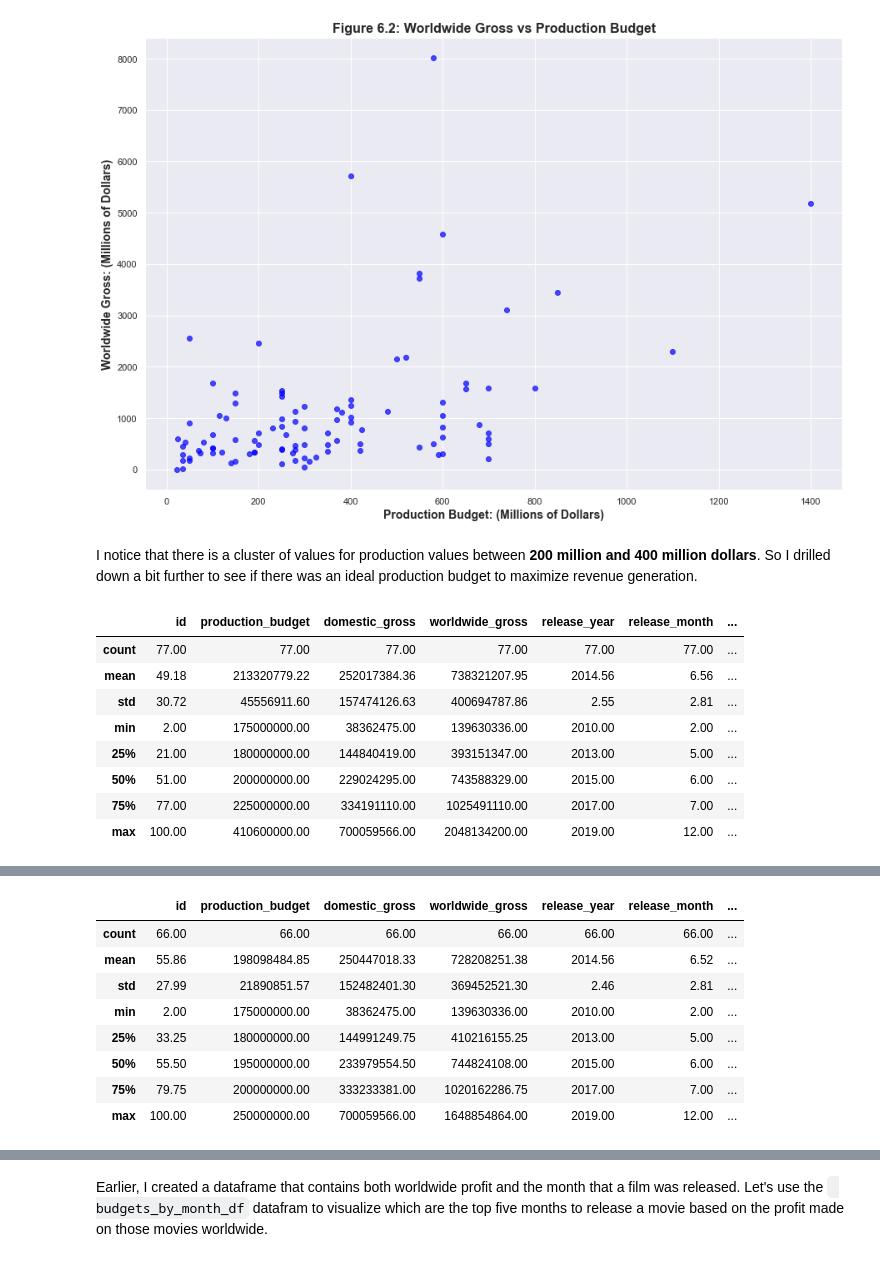
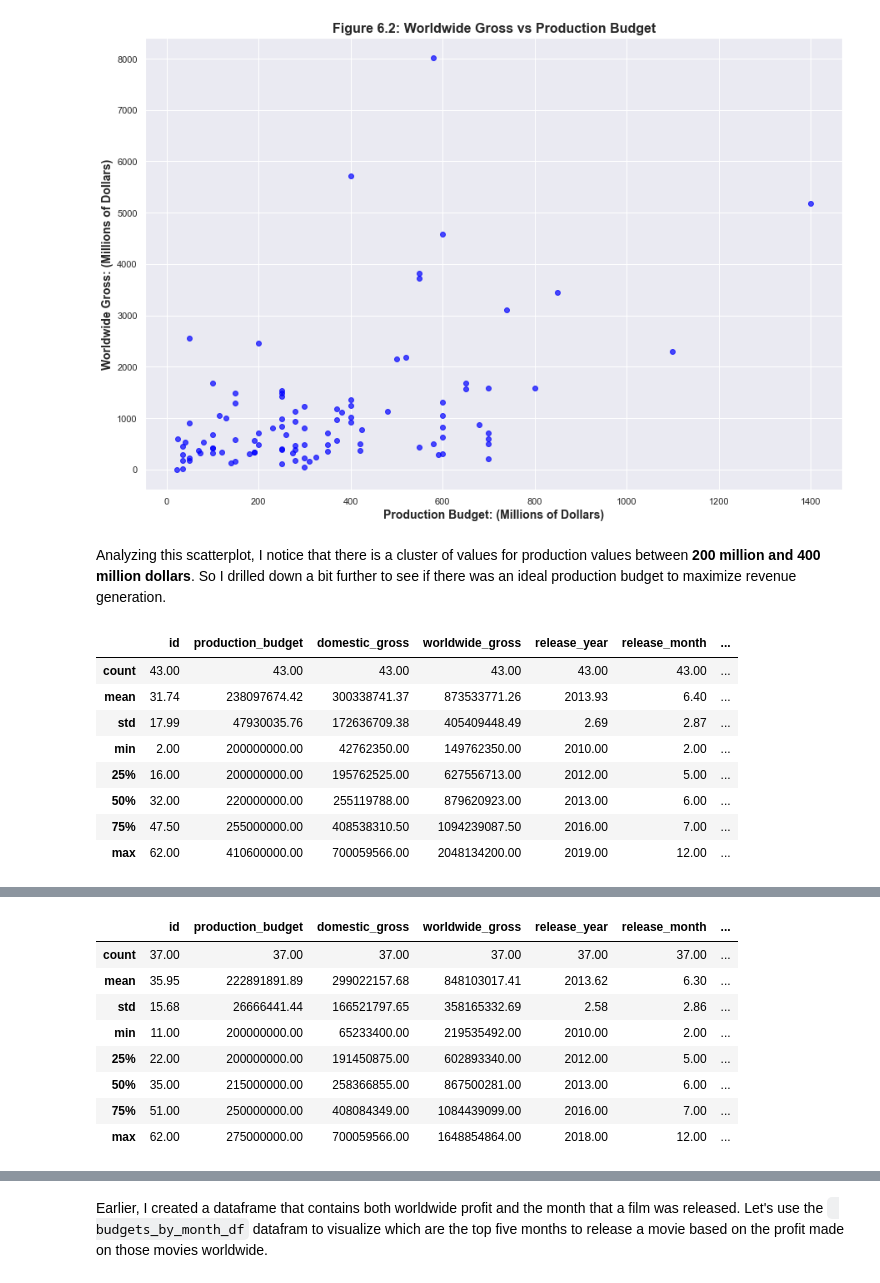
Before and after one commit to dataeducator/dsc-phase-1-project-v2-4, a Jupyter notebook: student.ipynb, the cells around one changed output, grey strips where cells are left out. Saved outputs shown, nothing was run; the diff lists cells and outputs as text; code cells hidden in the pictures.

```diff
--- a/student.ipynb
+++ b/student.ipynb
@@ -733,21 +747,21 @@ ax.yaxis.set_major_formatter(ticker.FuncFormatter(lambda x, pos:'{:.4g}'.format(
 # %% [output]
 [figure]
 # %% [markdown]
-I notice that there is a cluster of values for production values between __200 million and 400 million dollars__. So I drilled down a bit further to see if there was an ideal production budget to maximize revenue generation.
+Analyzing this scatterplot, I notice that there is a cluster of values for production values between __200 million and 400 million dollars__. So I drilled down a bit further to see if there was an ideal production budget to maximize revenue generation.
 # %%
 # Rough filter of prior correlation investigating dataframe
-new_filtered_movie_ROI_df = filtered_movie_ROI_df[filtered_movie_ROI_df["production_budget"] >= 175000000]
+new_filtered_movie_ROI_df = filtered_movie_ROI_df[filtered_movie_ROI_df["production_budget"] >= 200000000]
 new_filtered_movie_ROI_df.describe()
 # %% [output]
 |  | id | production_budget | domestic_gross | worldwide_gross | release_year | release_month | ... |
-| count | 77.00 | 77.00 | 77.00 | 77.00 | 77.00 | 77.00 | ... |
-| mean | 49.18 | 213320779.22 | 252017384.36 | 738321207.95 | 2014.56 | 6.56 | ... |
-| std | 30.72 | 45556911.60 | 157474126.63 | 400694787.86 | 2.55 | 2.81 | ... |
-| min | 2.00 | 175000000.00 | 38362475.00 | 139630336.00 | 2010.00 | 2.00 | ... |
-| 25% | 21.00 | 180000000.00 | 144840419.00 | 393151347.00 | 2013.00 | 5.00 | ... |
-| 50% | 51.00 | 200000000.00 | 229024295.00 | 743588329.00 | 2015.00 | 6.00 | ... |
-| 75% | 77.00 | 225000000.00 | 334191110.00 | 1025491110.00 | 2017.00 | 7.00 | ... |
-| max | 100.00 | 410600000.00 | 700059566.00 | 2048134200.00 | 2019.00 | 12.00 | ... |
+| count | 43.00 | 43.00 | 43.00 | 43.00 | 43.00 | 43.00 | ... |
+| mean | 31.74 | 238097674.42 | 300338741.37 | 873533771.26 | 2013.93 | 6.40 | ... |
+| std | 17.99 | 47930035.76 | 172636709.38 | 405409448.49 | 2.69 | 2.87 | ... |
+| min | 2.00 | 200000000.00 | 42762350.00 | 149762350.00 | 2010.00 | 2.00 | ... |
+| 25% | 16.00 | 200000000.00 | 195762525.00 | 627556713.00 | 2012.00 | 5.00 | ... |
+| 50% | 32.00 | 220000000.00 | 255119788.00 | 879620923.00 | 2013.00 | 6.00 | ... |
+| 75% | 47.50 | 255000000.00 | 408538310.50 | 1094239087.50 | 2016.00 | 7.00 | ... |
+| max | 62.00 | 410600000.00 | 700059566.00 | 2048134200.00 | 2019.00 | 12.00 | ... |
 # %%
 # Look at the filtered_movie_ROI dataframe
 filtered_movie_ROI_df.info()
@@ -775,12 +789,12 @@ new_filtered_movie_ROI_df = new_filtered_movie_ROI_df[new_filtered_movie_ROI_df[
 new_filtered_movie_ROI_df.describe()
 # %% [output]
 |  | id | production_budget | domestic_gross | worldwide_gross | release_year | release_month | ... |
-| count | 66.00 | 66.00 | 66.00 | 66.00 | 66.00 | 66.00 | ... |
-| mean | 55.86 | 198098484.85 | 250447018.33 | 728208251.38 | 2014.56 | 6.52 | ... |
-| std | 27.99 | 21890851.57 | 152482401.30 | 369452521.30 | 2.46 | 2.81 | ... |
-| min | 2.00 | 175000000.00 | 38362475.00 | 139630336.00 | 2010.00 | 2.00 | ... |
-| 25% | 33.25 | 180000000.00 | 144991249.75 | 410216155.25 | 2013.00 | 5.00 | ... |
-| 50% | 55.50 | 195000000.00 | 233979554.50 | 744824108.00 | 2015.00 | 6.00 | ... |
-| 75% | 79.75 | 200000000.00 | 333233381.00 | 1020162286.75 | 2017.00 | 7.00 | ... |
-| max | 100.00 | 250000000.00 | 700059566.00 | 1648854864.00 | 2019.00 | 12.00 | ... |
+| count | 37.00 | 37.00 | 37.00 | 37.00 | 37.00 | 37.00 | ... |
+| mean | 35.95 | 222891891.89 | 299022157.68 | 848103017.41 | 2013.62 | 6.30 | ... |
+| std | 15.68 | 26666441.44 | 166521797.65 | 358165332.69 | 2.58 | 2.86 | ... |
+| min | 11.00 | 200000000.00 | 65233400.00 | 219535492.00 | 2010.00 | 2.00 | ... |
+| 25% | 22.00 | 200000000.00 | 191450875.00 | 602893340.00 | 2012.00 | 5.00 | ... |
+| 50% | 35.00 | 215000000.00 | 258366855.00 | 867500281.00 | 2013.00 | 6.00 | ... |
+| 75% | 51.00 | 250000000.00 | 408084349.00 | 1084439099.00 | 2016.00 | 7.00 | ... |
+| max | 62.00 | 275000000.00 | 700059566.00 | 1648854864.00 | 2018.00 | 12.00 | ... |
 # %%
```
Also changed, not shown: parts of 24 cells of this notebook.
